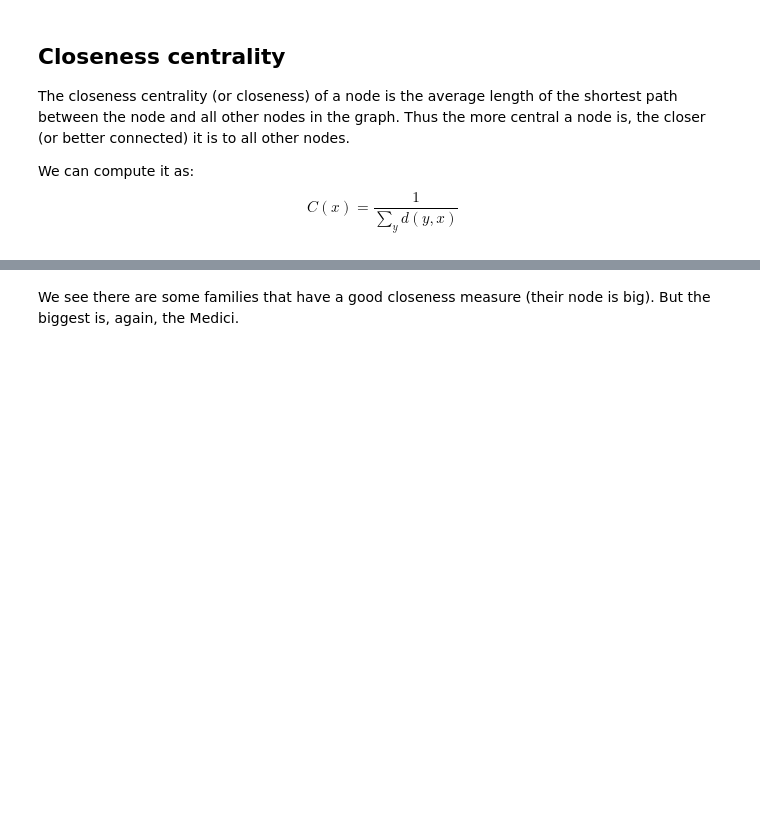
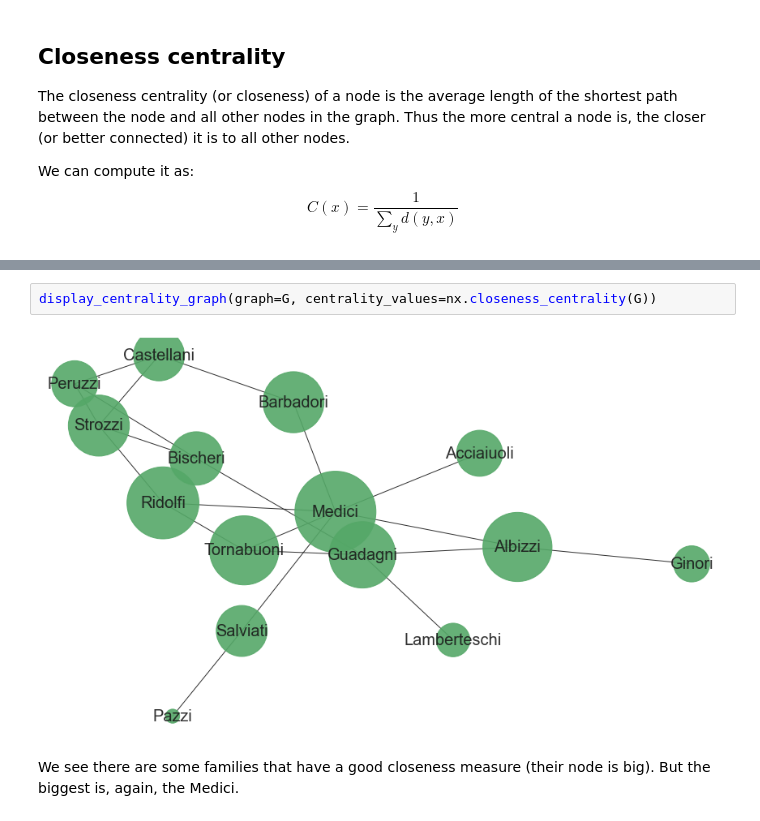
Before and after one commit to Ironhack-Data-Madrid-Febrero-2021/Classroom-Materials, a Jupyter notebook: module-2/17-introduction-networks-pre-class.ipynb, the cells around one changed output, grey strips where cells are left out. Saved outputs shown, nothing was run; the diff lists cells and outputs as text; blank space fills up the shorter version.

```diff
--- a/module-2/17-introduction-networks-pre-class.ipynb
+++ b/module-2/17-introduction-networks-pre-class.ipynb
@@ -96,3 +171,7 @@ $$C(x)= \frac{1}{\sum_y d(y,x)}$$
+# %%
+display_centrality_graph(graph=G, centrality_values=nx.closeness_centrality(G))
+# %% [output]
+[figure, added]
 # %% [markdown]
 We see there are some families that have a good closeness measure (their node is big). But the biggest is, again, the Medici.
 # %% [markdown]
```
Also changed, not shown: parts of 28 cells of this notebook.
